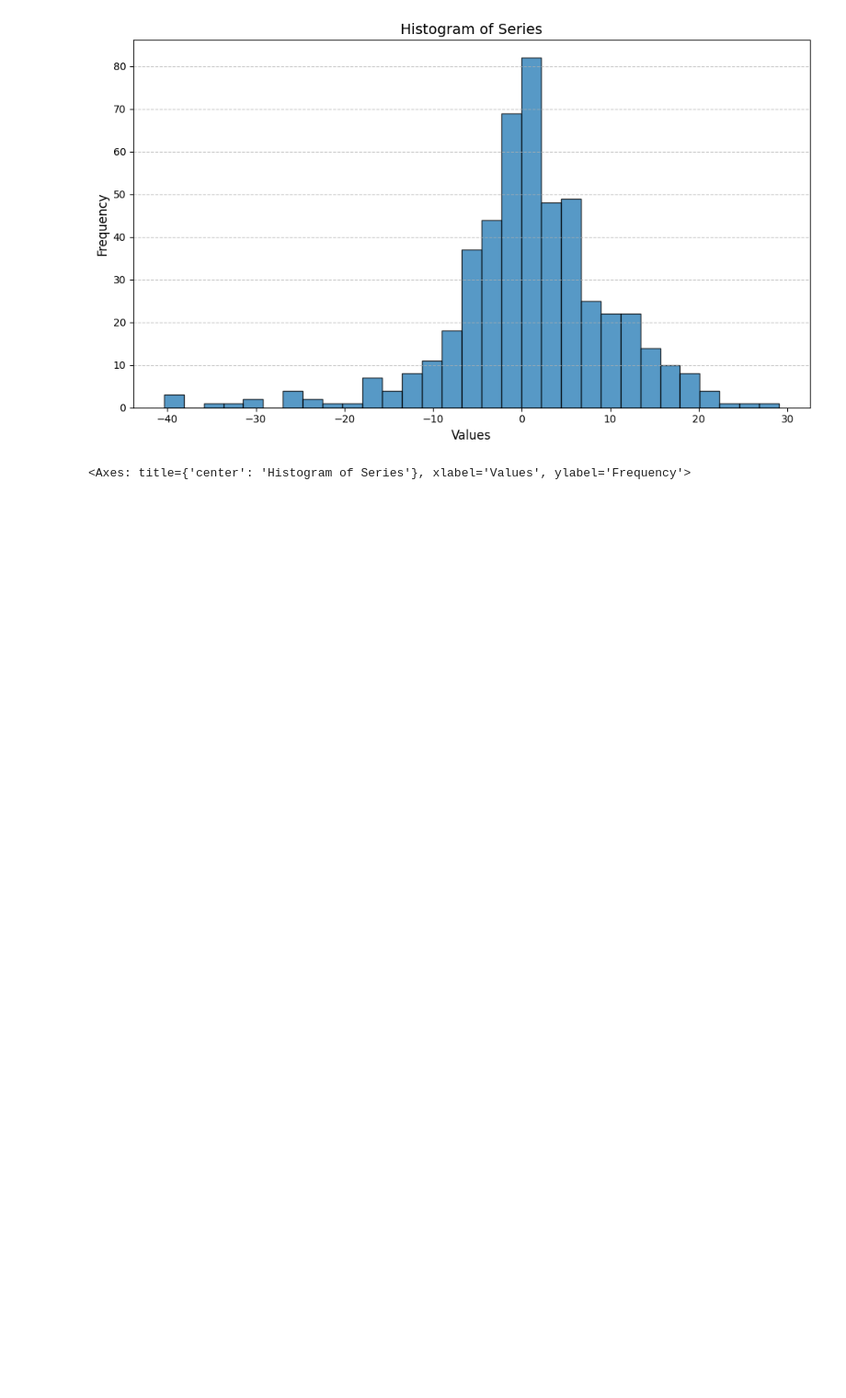
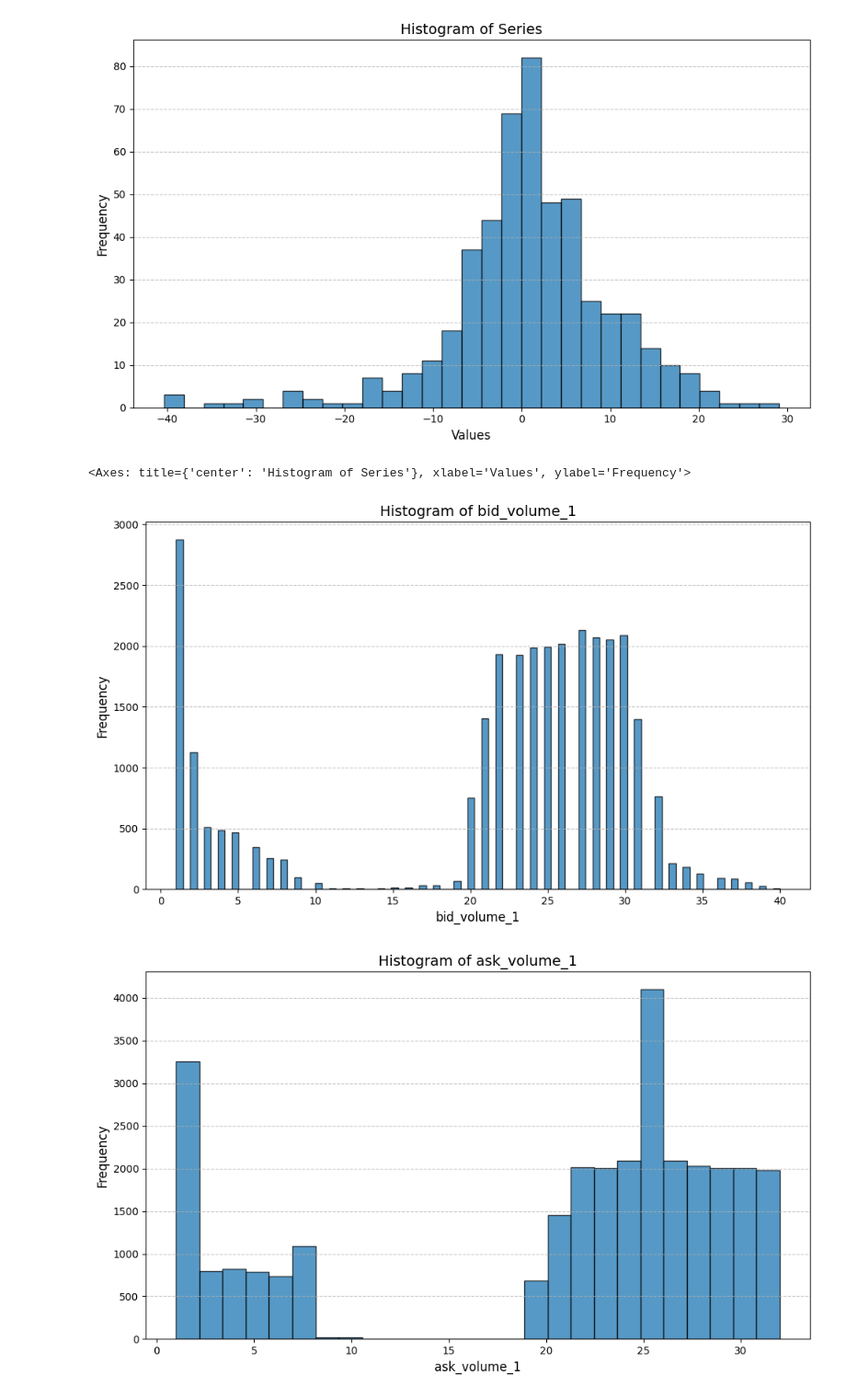
Before and after one commit to Albertyangyhm/IMC_Prosperity, a Jupyter notebook: 3p2/albert/round1.ipynb, the cells around one changed output. Shown at 92% size. Saved outputs shown, nothing was run; the diff lists cells and outputs as text; code cells hidden in the pictures; blank space fills up the shorter version.

```diff
--- a/3p2/albert/round1.ipynb
+++ b/3p2/albert/round1.ipynb
@@ -31,3 +31,9 @@ data_2_prices = data2_prices.loc[data2_prices['product'] == asset]
 data_0_trades = data0_trades.loc[data0_trades['symbol'] == asset]
 data_1_trades = data1_trades.loc[data1_trades['symbol'] == asset]
 data_2_trades = data2_trades.loc[data2_trades['symbol'] == asset]
+
+all_prices = pd.concat([data_0_prices, data_1_prices, data_2_prices], axis=0)
+all_trades = pd.concat([data_0_trades, data_1_trades, data_2_trades], axis=0)
+# %%
+all_prices['mid_diff'] = all_prices['mid_price'] - all_prices['mid_price'].shift(1)
+all_prices['mid_return'] = all_prices['mid_diff'] / all_prices['mid_price'].shift(1)
@@ -89,3 +111,19 @@ plot_histogram_from_series(sm_prices_mid - sm_trades_mid)
 # %% [output]
 [figure]
 <Axes: title={'center': 'Histogram of Series'}, xlabel='Values', ylabel='Frequency'>
+# %%
+# volume
+plot_histogram_from_series(get_column(all_prices, 'bid_volume_1'))
+plot_histogram_from_series(get_column(all_prices, 'ask_volume_1'))
+
+plot_xy(get_column(all_prices, 'bid_volume_1'), get_column(all_prices, 'bid_price_1'),
+        x_label='bid_volume_1', y_label='bid_price_1')
+
+
+# plot_histogram_from_series(
+#     get_column(data_1_prices, 'bid_volume_1') )
+# plot_histogram_from_series(get_column(data_1_prices, 'bid_volume_2'))
+# plot_histogram_from_series(get_column(data_1_prices, 'bid_volume_3'))
+# %% [output]
+[figure, added]
+[figure, added]
```
Also changed, not shown: parts of 5 cells of this notebook, 2 other files.
